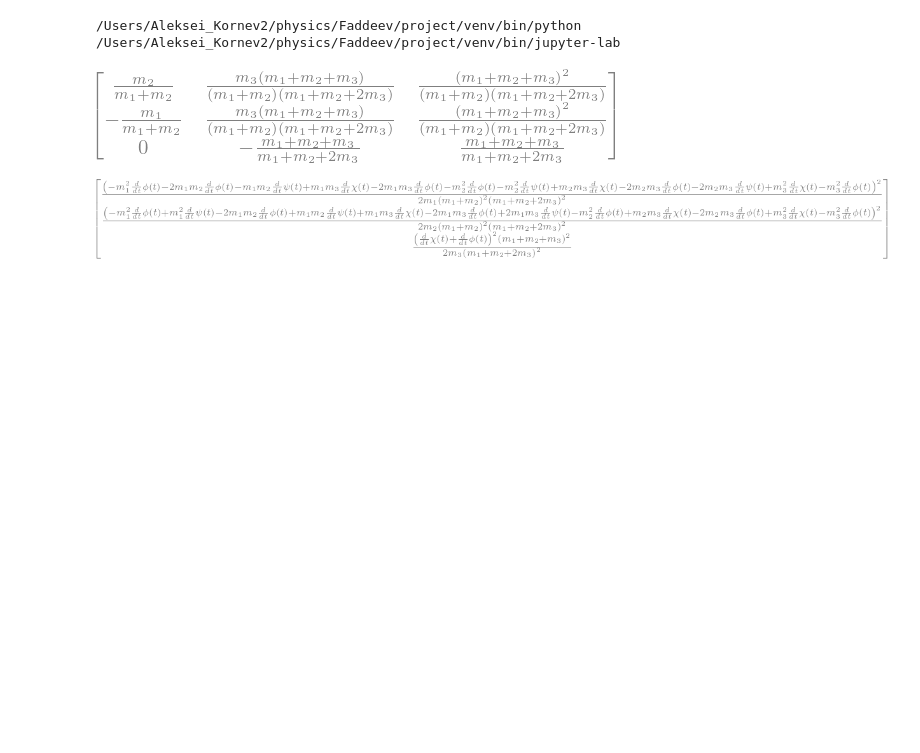
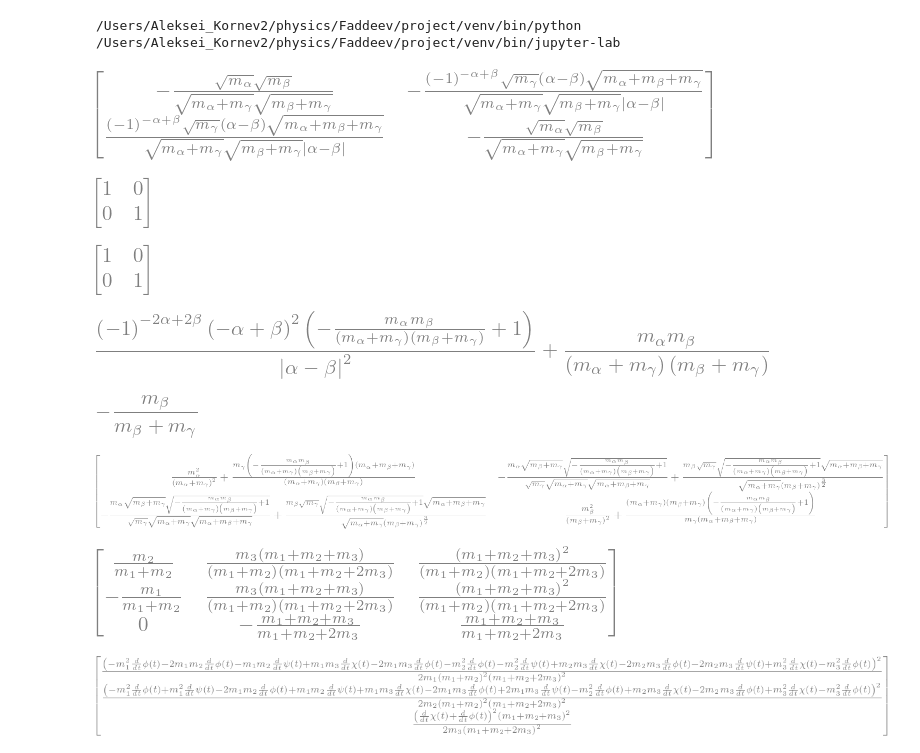
Before and after one commit to alkornev/TDFE, a Jupyter notebook: scripts/sympy.ipynb, the cells around one changed output. Saved outputs shown, nothing was run; the diff lists cells and outputs as text; code cells hidden in the pictures; blank space fills up the shorter version.

```diff
--- a/scripts/sympy.ipynb
+++ b/scripts/sympy.ipynb
@@ -31,0 +7,57 @@ matrix = sym.Matrix([[1, -1, 0], [m1/M, m2/M, -1], [m1/M, m2/M, m3/M]])
+# %%
+import sympy as sym
+
+
+# Not necessary but gives nice-looking latex output
+# More info at: http://docs.sympy.org/latest/tutorial/printing.html
+sym.init_printing()
+
+t = sym.symbols('t')
+m1, m2, m3 = sym.symbols('m_alpha m_beta m_gamma', positive=True)
+xa, ya, xb, yb = sym.symbols('x_alpha y_alpha x_beta y_beta')
+alpha, beta = sym.symbols('alpha beta')
+cab = -sym.sqrt(m1 * m2 / (m1 + m3) / (m2 + m3))
+sab = (-1)**(beta - alpha) * (beta - alpha)/sym.Abs(beta-alpha) * sym.sqrt(1 - cab**2)
+rot = sym.Matrix([[cab, sab],[-sab, cab]])
+rot.applyfunc(sym.factor)
+# %% [output]
+[figure, added]
+# %%
+(rot @ rot.transpose()).subs({"alpha": 0, "beta": 1})
+# %% [output]
+[figure, added]
+# %%
+(rot.transpose() @ rot).subs({"alpha": 0, "beta": 1})
+# %% [output]
+[figure, added]
+# %%
+rot.simplify()
+det = rot.det()
+#det.factor()
+my_det = cab**2 + sab**2
+my_det.simplify()
+bla = sab**2 + cab**2
+bla.powsimp()
+# %% [output]
+[figure, added]
+# %%
+ga = sym.sqrt(2 * m2 * m3/ (m2 + m3))
+gb = sym.sqrt(2 * m1 * (m2 + m3)/ (m1 + m2 + m3))
+g = sym.Matrix([[ga, 0], [0, gb]])
+
+# m1 = 1836
+# m2 = 1836
+# m3 = 1
+# import numpy as np
+# print(2 * m2 * m3 / (m2 + m3))
+# print(2 * m1 * (m2 + m3)/ (m1 + m2 + m3))
+ha = sym.sqrt(2 * m3 * m1/ (m3 + m1))
+hb = sym.sqrt(2 * m2 * (m3 + m1)/ (m1 + m2 + m3))
+h = sym.Matrix([[ha, 0], [0, hb]])
+
+scaled_rot = g.inv() @ rot @ h
+scaled_rot[1, 1].factor()
+# h.inv() @ rot.inv() @ g
+#from_beta_to_alpha.subs({"m_alpha": 1836.0, "m_beta": 1836, "m_gamma": 1.0})
+# %% [output]
+[figure, added]
@@ -32,3 +66,7 @@ matrix = sym.Matrix([[1, -1, 0], [m1/M, m2/M, -1], [m1/M, m2/M, m3/M]])
+# %%
+a
+# %% [output]
+[figure, added]
 # %%
 inv = sym.simplify(matrix.inv()).applyfunc(sym.factor)
 inv
```
Also changed, not shown: parts of 2 cells of this notebook, 12 other files.
